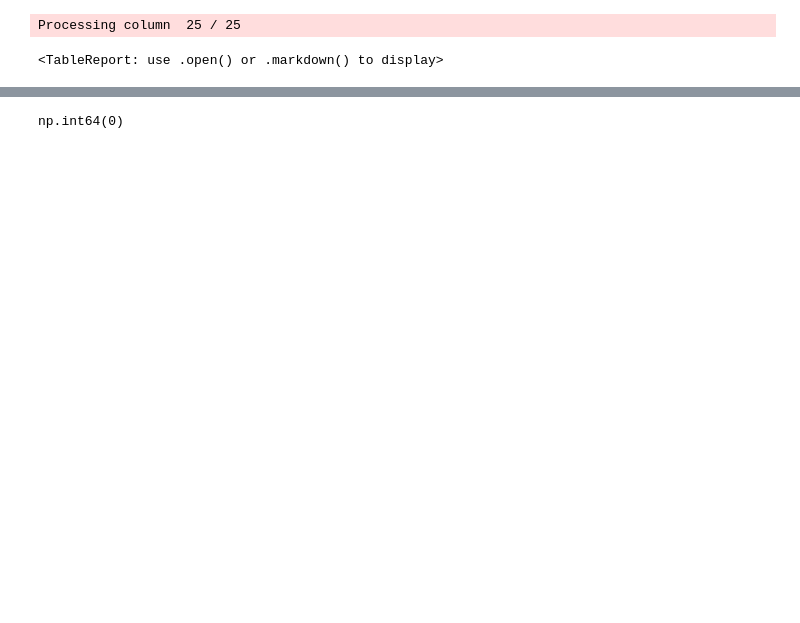
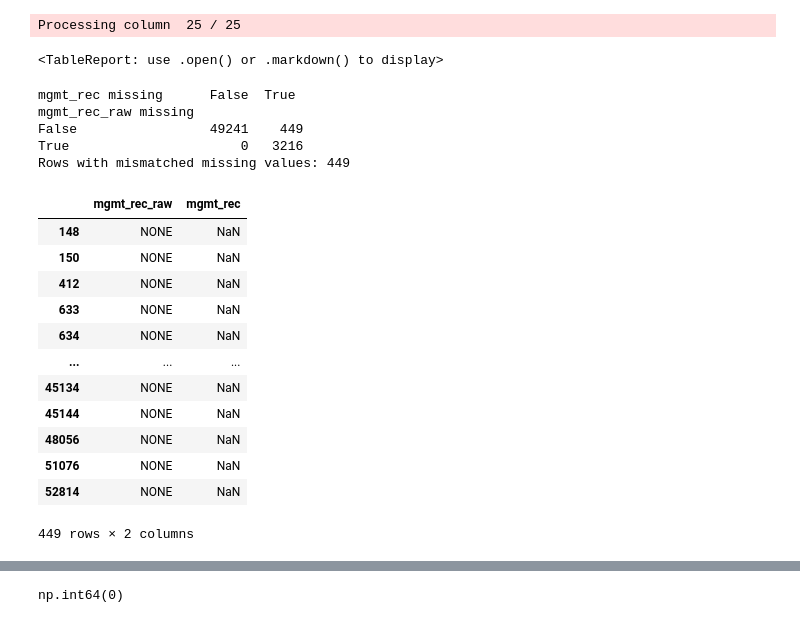
Before and after one commit to prakum04/hackaton-Eiklab, a Jupyter notebook: main.ipynb, the cells around one changed output, grey strips where cells are left out. Cells and saved outputs as stored; diff of their text form; code cells hidden in the pictures; blank space fills up the shorter version.

```diff
--- a/main.ipynb
+++ b/main.ipynb
@@ -17,0 +16,37 @@ df = df.drop(columns=["mgmt_rec_raw", "nbim_vote_raw"])
+# %%
+#checking missing values for columns with 100% association
+a = "mgmt_rec_raw"
+b = "mgmt_rec"
+
+# Count each combination of missing / not missing
+print(pd.crosstab(
+    df[a].isna(),
+    df[b].isna(),
+    rownames=[f"{a} missing"],
+    colnames=[f"{b} missing"]
+))
+
+# Show rows where only one of the two columns is missing
+mismatch = df[a].isna() != df[b].isna()
+
+print("Rows with mismatched missing values:", mismatch.sum())
+display(df.loc[mismatch, [a, b]])
+# %% [output]
+mgmt_rec missing      False  True
+mgmt_rec_raw missing
+False                 49241    449
+True                      0   3216
+Rows with mismatched missing values: 449
+|  | mgmt_rec_raw | mgmt_rec |
+| 148 | NONE | NaN |
+| 150 | NONE | NaN |
+| 412 | NONE | NaN |
+| 633 | NONE | NaN |
+| 634 | NONE | NaN |
+| ... | ... | ... |
+| 45134 | NONE | NaN |
+| 45144 | NONE | NaN |
+| 48056 | NONE | NaN |
+| 51076 | NONE | NaN |
+| 52814 | NONE | NaN |
+449 rows × 2 columns
```
Also changed, not shown: parts of 12 cells of this notebook.
